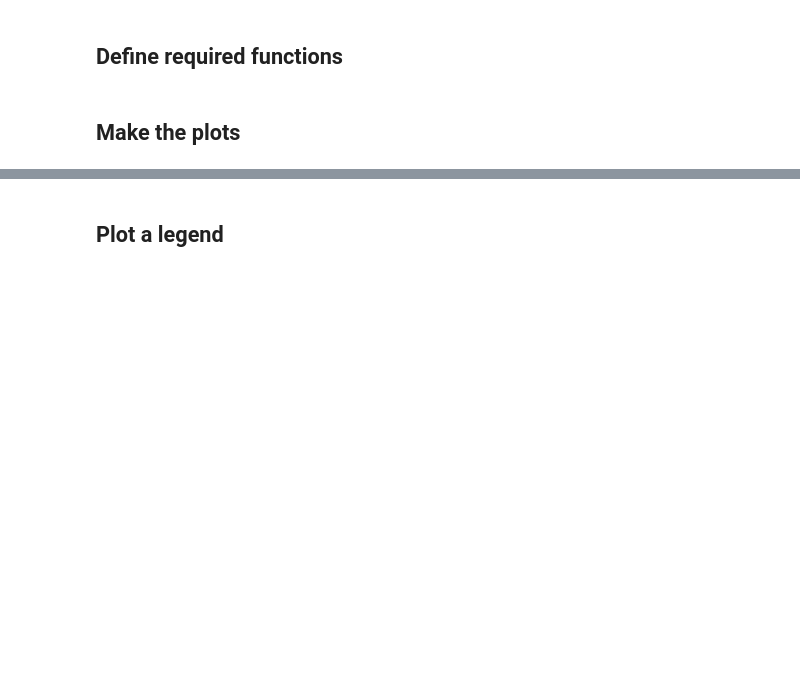
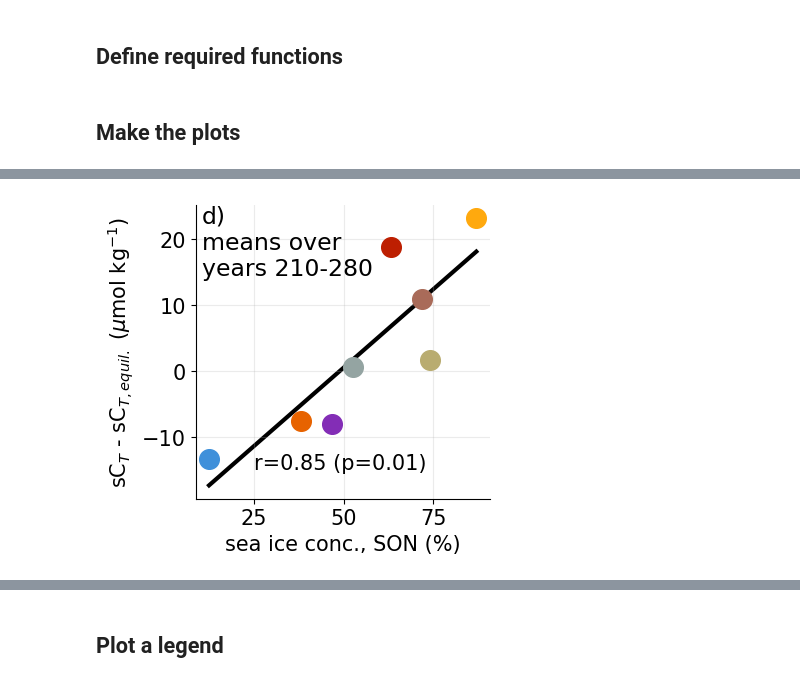
Before and after one commit to eikekoehn/Arctic_acidification_reversibility_scripts, a Jupyter notebook: 03_analysis_and_plotting/figure04_correlation_plots.ipynb, the cells around one changed output, grey strips where cells are left out. Cells and saved outputs as stored; diff of their text form; code cells hidden in the pictures; blank space fills up the shorter version.

```diff
--- a/03_analysis_and_plotting/figure04_correlation_plots.ipynb
+++ b/03_analysis_and_plotting/figure04_correlation_plots.ipynb
@@ -182,0 +159,11 @@ fig,ax = _make_correlation_plot(run_params,
+# %%
+fig,ax = _make_correlation_plot(run_params,
+                        'siconc_son_means',r'sea ice conc., SON','%',region_of_choice,'rampdown_means_2nd_half',
+                        'sCT_disequilibrium',r'sC$_T$ - sC$_{T,equil.}$',r'$\mu$mol kg$^{-1}$',region_of_choice,'rampdown_means_2nd_half',
+                         panellabel = 'd)\nmeans over\nyears 210-280',
+                         panellabelloc = [0.02,0.76],
+                         correlation_loc = [0.2,0.1])
+if savefigs == True:
+    fig.savefig(f'{plot_dir}/correlation_plot_SICONCmean_vs_sCTmean.png',dpi=300,transparent=True)
+# %% [output]
+[figure, added]
```
Also changed, not shown: parts of 12 cells of this notebook, 23 other files.
